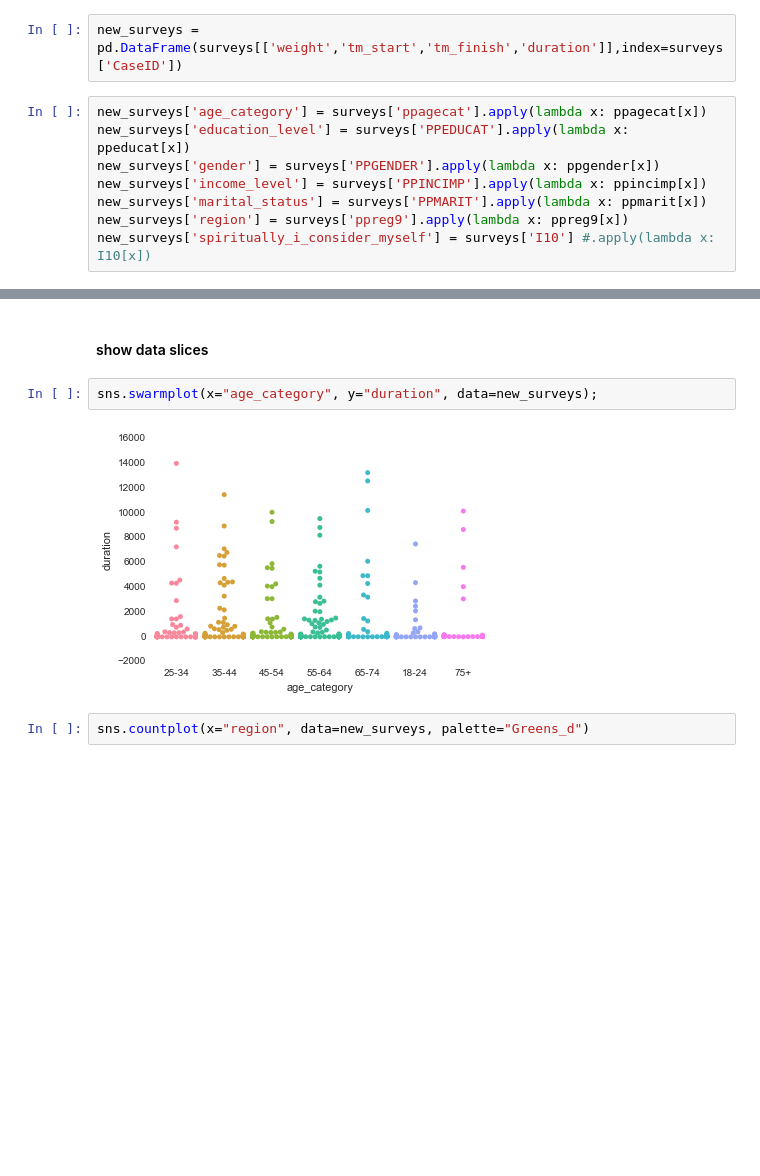
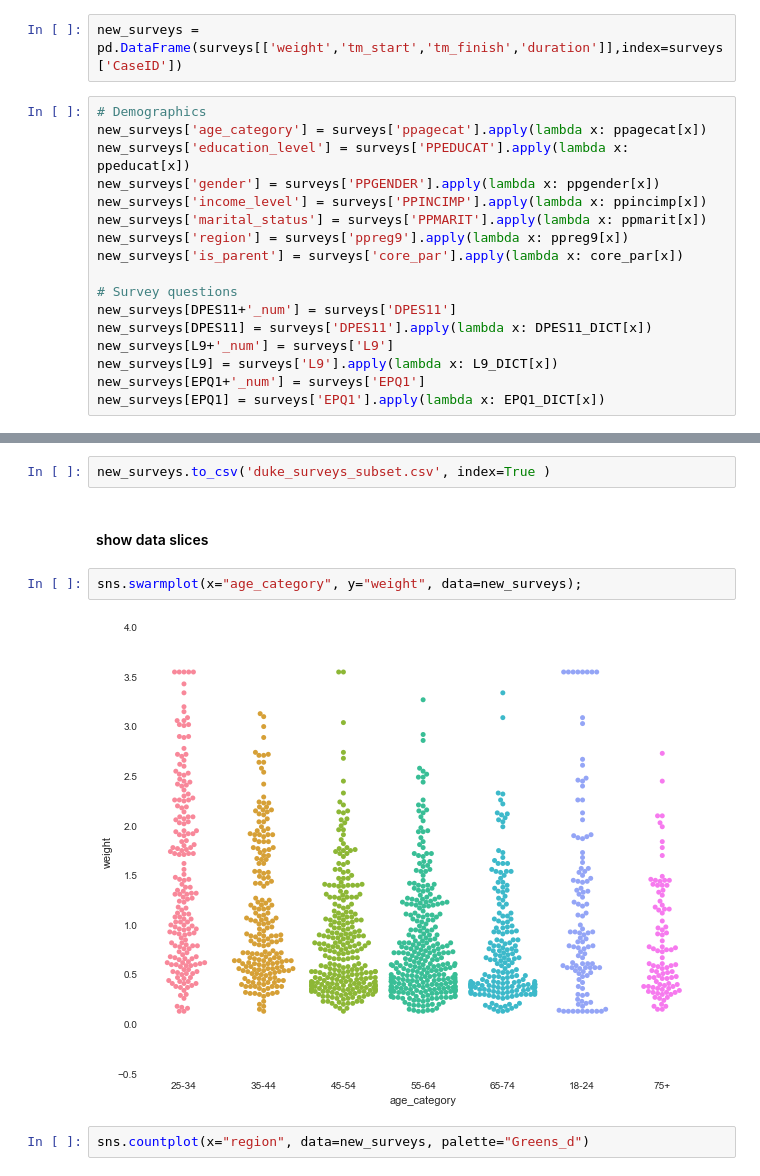
Before and after one commit to bshurick/ischool, a Jupyter notebook: Data Visualization/Project/parse_data.ipynb, the cells around one changed output, grey strips where cells are left out. Saved outputs shown, nothing was run; the diff lists cells and outputs as text; blank space fills up the shorter version.

Commit message:
add updated script + subset data

```diff
--- a/Data Visualization/Project/parse_data.ipynb
+++ b/Data Visualization/Project/parse_data.ipynb
@@ -85,13 +106,22 @@ surveys.shape
 # %%
 new_surveys = pd.DataFrame(surveys[['weight','tm_start','tm_finish','duration']],index=surveys['CaseID'])
 # %%
+# Demographics
 new_surveys['age_category'] = surveys['ppagecat'].apply(lambda x: ppagecat[x])
 new_surveys['education_level'] = surveys['PPEDUCAT'].apply(lambda x: ppeducat[x])
 new_surveys['gender'] = surveys['PPGENDER'].apply(lambda x: ppgender[x])
 new_surveys['income_level'] = surveys['PPINCIMP'].apply(lambda x: ppincimp[x])
 new_surveys['marital_status'] = surveys['PPMARIT'].apply(lambda x: ppmarit[x])
 new_surveys['region'] = surveys['ppreg9'].apply(lambda x: ppreg9[x])
-new_surveys['spiritually_i_consider_myself'] = surveys['I10'] #.apply(lambda x: I10[x])
+new_surveys['is_parent'] = surveys['core_par'].apply(lambda x: core_par[x])
+
+# Survey questions
+new_surveys[DPES11+'_num'] = surveys['DPES11']
+new_surveys[DPES11] = surveys['DPES11'].apply(lambda x: DPES11_DICT[x])
+new_surveys[L9+'_num'] = surveys['L9']
+new_surveys[L9] = surveys['L9'].apply(lambda x: L9_DICT[x])
+new_surveys[EPQ1+'_num'] = surveys['EPQ1']
+new_surveys[EPQ1] = surveys['EPQ1'].apply(lambda x: EPQ1_DICT[x])
 # %%
 new_surveys.head()
 # %% [output]
@@ -102,12 +132,14 @@ new_surveys.head()
 | 4 | 2.43 | 3/10/2012 | 3/10/2012 | 26 | 35-44 | Some college | Female | $75,000 to $84,999 | ... |
 | 5 | 2.72 | 3/10/2012 | 3/10/2012 | 25 | 35-44 | Bachelor's degree or higher | Female | $75,000 to $84,999 | ... |
 | 6 | 0.42 | 3/10/2012 | 3/10/2012 | 207 | 45-54 | Some college | Female | $50,000 to $59,999 | ... |
+# %%
+new_surveys.to_csv('duke_surveys_subset.csv', index=True )
 # %% [markdown]
 #### show data slices
 # %%
-sns.swarmplot(x="age_category", y="duration", data=new_surveys);
+sns.swarmplot(x="age_category", y="weight", data=new_surveys);
 # %% [output]
-[figure, old version]
+[figure, new version]
 # %%
 sns.countplot(x="region", data=new_surveys, palette="Greens_d")
 # %% [output]
```
Also changed, not shown: parts of 3 cells of this notebook, 3 other files.
